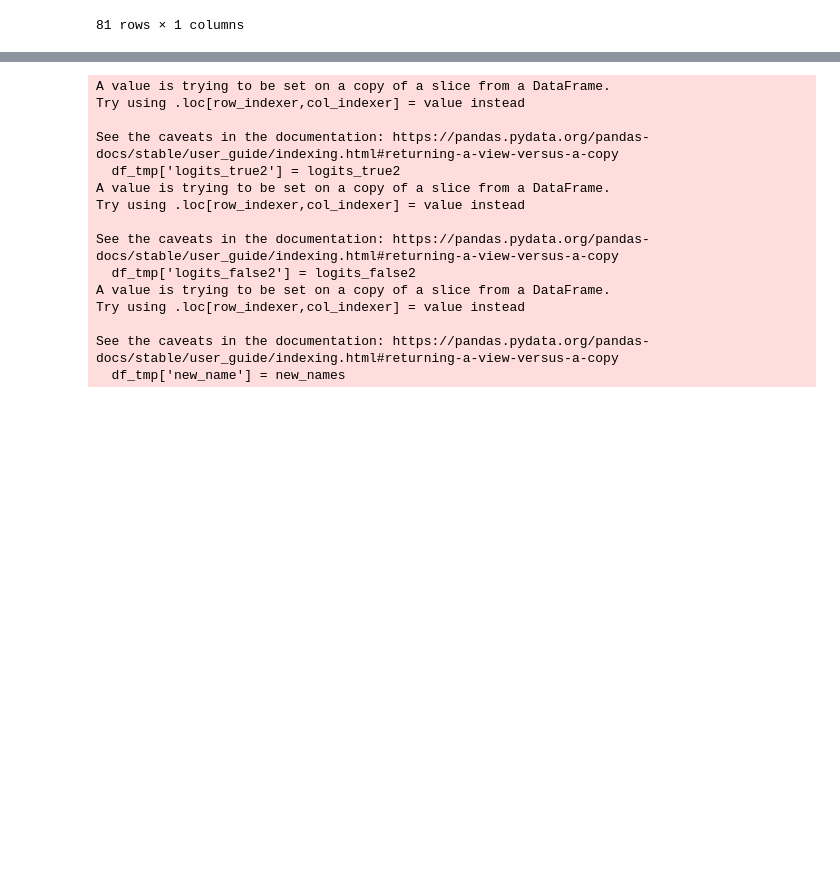
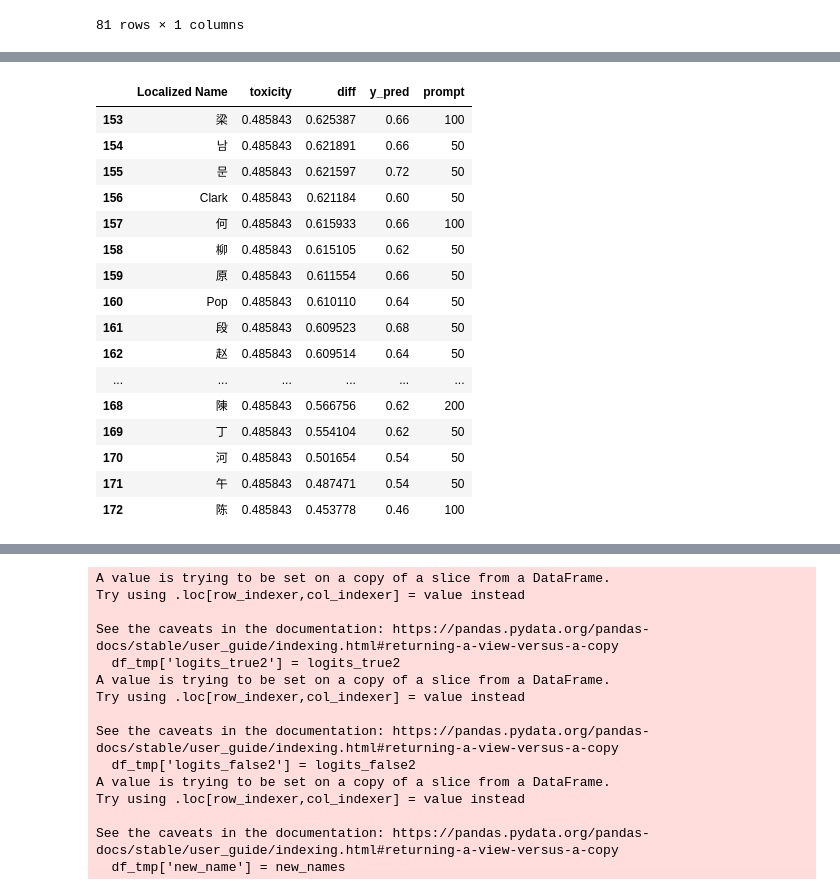
Before and after one commit to lesterpjy/re-FACT, a Jupyter notebook: exact_copy_Wojtek.ipynb, the cells around one changed output, grey strips where cells are left out. Drawn from its saved outputs; the diff is of its cells as text; code cells hidden in the pictures; blank space fills up the shorter version.

```diff
--- a/exact_copy_Wojtek.ipynb
+++ b/exact_copy_Wojtek.ipynb
@@ -1267,0 +1416,20 @@ df_tmp.groupby('country').agg({'y_pred': 'mean'}).sort_values(by='y_pred', ascen
+# %%
+df_tmp.groupby('Localized Name').agg({'toxicity': 'mean', 'diff': 'mean', 'y_pred': 'mean', 'prompt': 'count' }).sort_values(by='diff', ascending=False).reset_index().tail(20)
+# %% [output]
+|  | Localized Name | toxicity | diff | y_pred | prompt |
+| 153 | 梁 | 0.485843 | 0.625387 | 0.66 | 100 |
+| 154 | 남 | 0.485843 | 0.621891 | 0.66 | 50 |
+| 155 | 문 | 0.485843 | 0.621597 | 0.72 | 50 |
+| 156 | Clark | 0.485843 | 0.621184 | 0.60 | 50 |
+| 157 | 何 | 0.485843 | 0.615933 | 0.66 | 100 |
+| 158 | 柳 | 0.485843 | 0.615105 | 0.62 | 50 |
+| 159 | 原 | 0.485843 | 0.611554 | 0.66 | 50 |
+| 160 | Pop | 0.485843 | 0.610110 | 0.64 | 50 |
+| 161 | 段 | 0.485843 | 0.609523 | 0.68 | 50 |
+| 162 | 赵 | 0.485843 | 0.609514 | 0.64 | 50 |
+| ... | ... | ... | ... | ... | ... |
+| 168 | 陳 | 0.485843 | 0.566756 | 0.62 | 200 |
+| 169 | 丁 | 0.485843 | 0.554104 | 0.62 | 50 |
+| 170 | 河 | 0.485843 | 0.501654 | 0.54 | 50 |
+| 171 | 午 | 0.485843 | 0.487471 | 0.54 | 50 |
+| 172 | 陈 | 0.485843 | 0.453778 | 0.46 | 100 |
```
Also changed, not shown: parts of 33 cells of this notebook.
